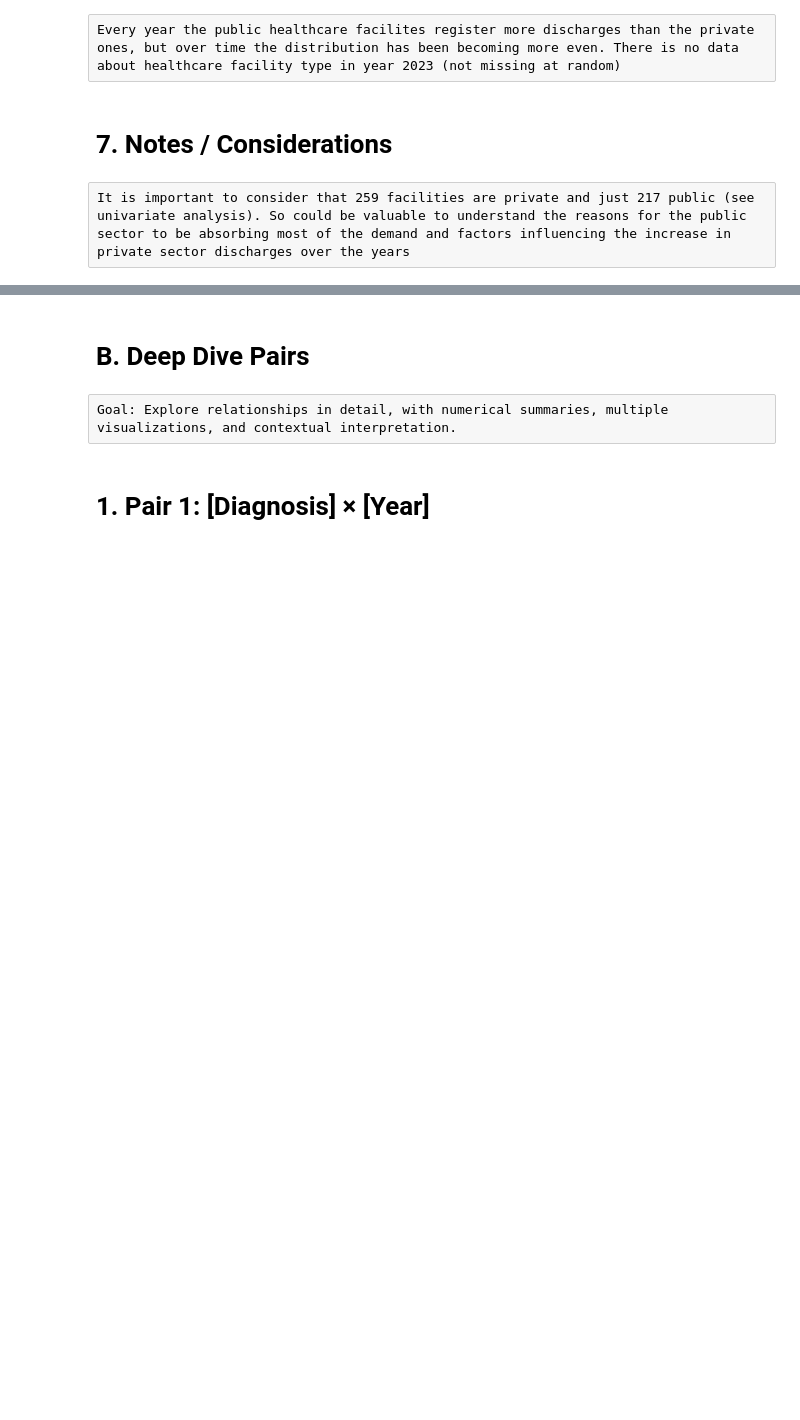
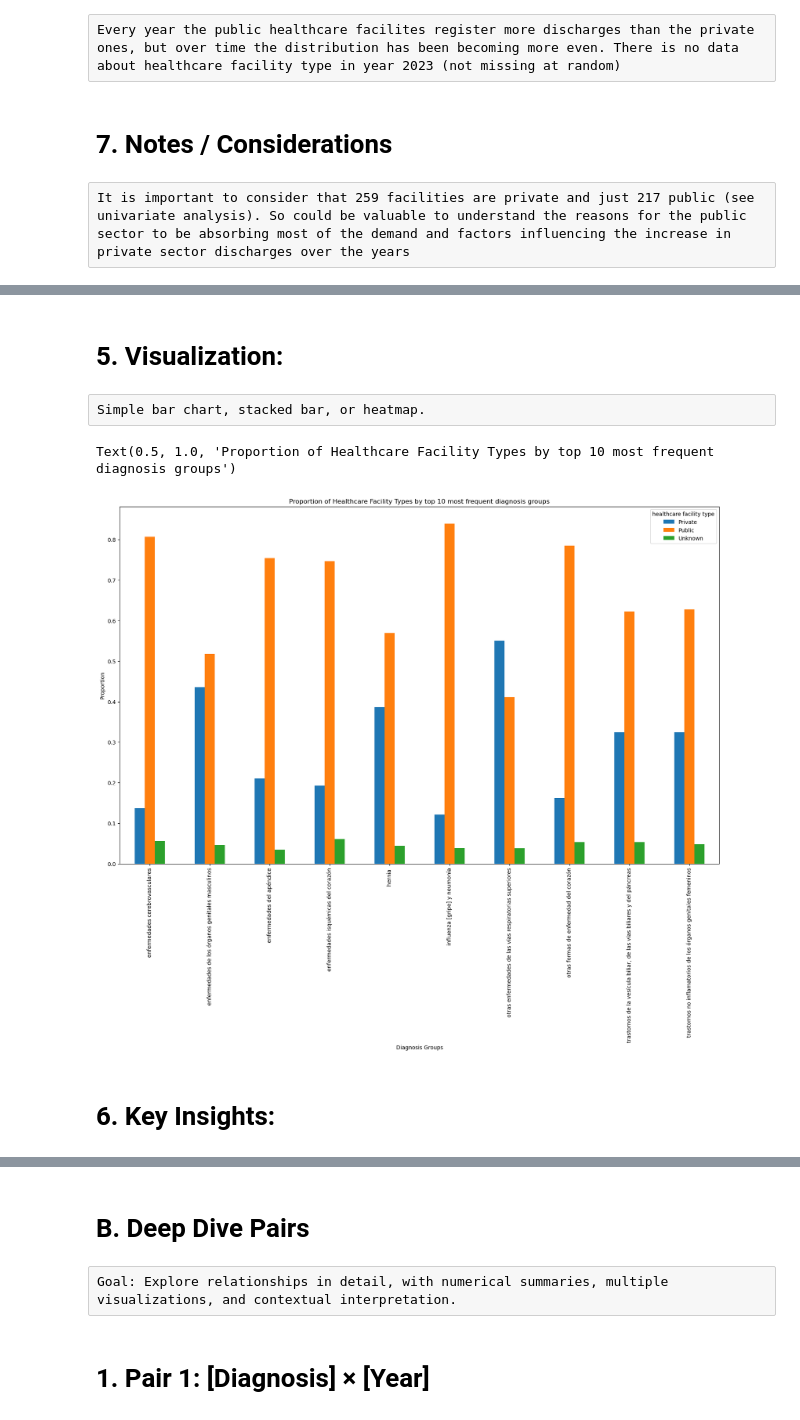
Before and after one commit to mirkopodunavak1996/EDAHospDischarges_Chile2001-2024, a Jupyter notebook: notebooks/General_Analysis_2001-2024_Bivariate(2).ipynb, the cells around one changed output, grey strips where cells are left out. Saved outputs shown, nothing was run; the diff lists cells and outputs as text; code cells hidden in the pictures; blank space fills up the shorter version.

```diff
--- a/notebooks/General_Analysis_2001-2024_Bivariate(2).ipynb
+++ b/notebooks/General_Analysis_2001-2024_Bivariate(2).ipynb
@@ -304,0 +380,4 @@ Anything unusual to flag for later deep dive.
+# %%
+top10_groupnames = df["group names"].value_counts().head(10)
+# %%
+list_top10_groupnames = top10_groupnames.index.to_list()
@@ -304,0 +397,4 @@ Anything unusual to flag for later deep dive.
+# %%
+top10_df_groupnames = df[df["group names"].isin(list_top10_groupnames)]
+# %%
+normalized_pair3 = pd.crosstab(top10_df_groupnames['group names'], top10_df_groupnames['healthcare facility type'], normalize='index')
@@ -304,0 +416,14 @@ Anything unusual to flag for later deep dive.
+# %% [markdown]
+# 5. Visualization:
+# %% [raw]
+Simple bar chart, stacked bar, or heatmap.
+# %%
+ax = normalized_pair3.plot(kind="bar", stacked=False, figsize=(20,12))
+ax.set_ylabel("Proportion")
+ax.set_xlabel("Diagnosis Groups")
+ax.set_title("Proportion of Healthcare Facility Types by top 10 most frequent diagnosis groups")
+# %% [output]
+Text(0.5, 1.0, 'Proportion of Healthcare Facility Types by top 10 most frequent diagnosis groups')
+[figure, added]
+# %% [markdown]
+# 6. Key Insights:
```
Also changed, not shown: parts of 49 cells of this notebook.
